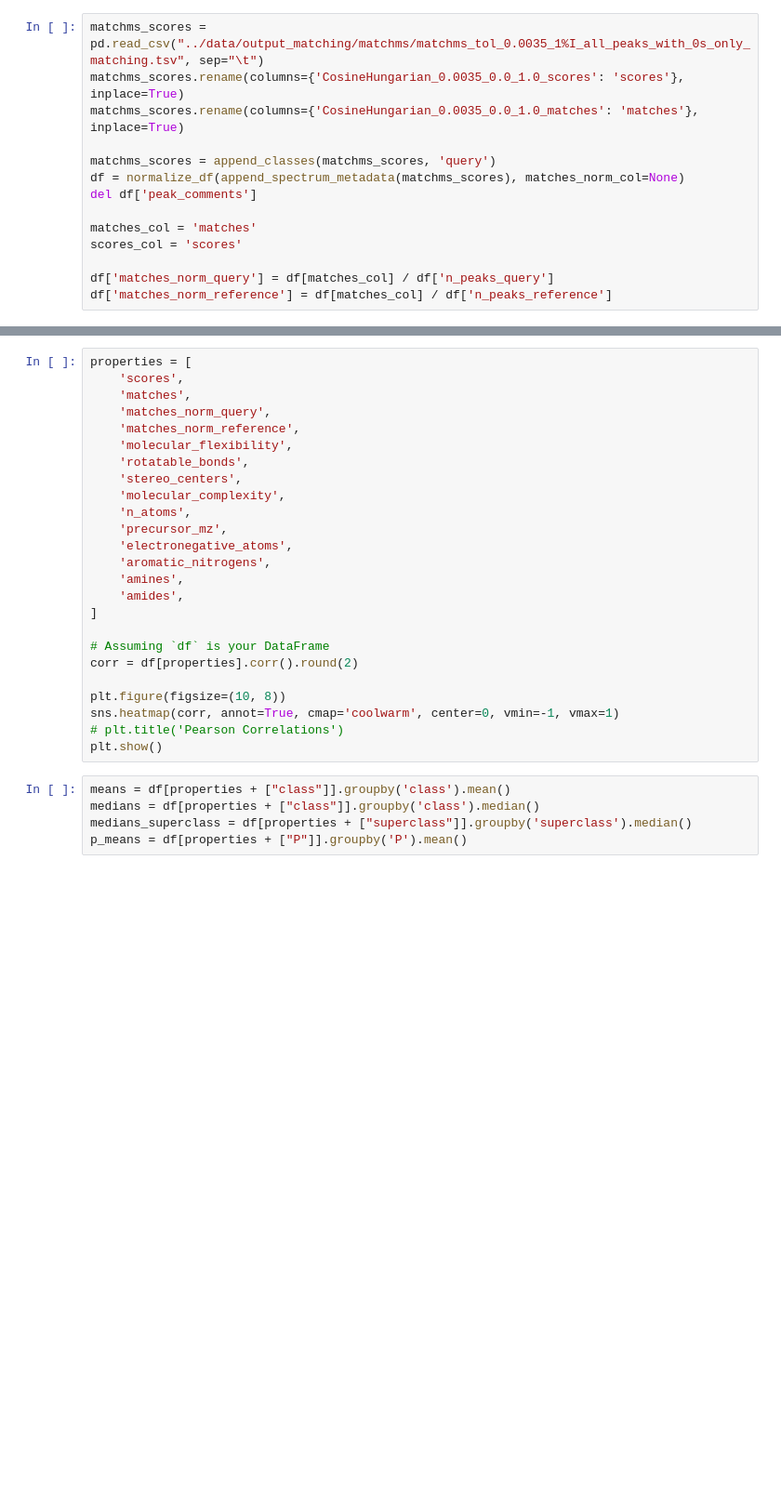
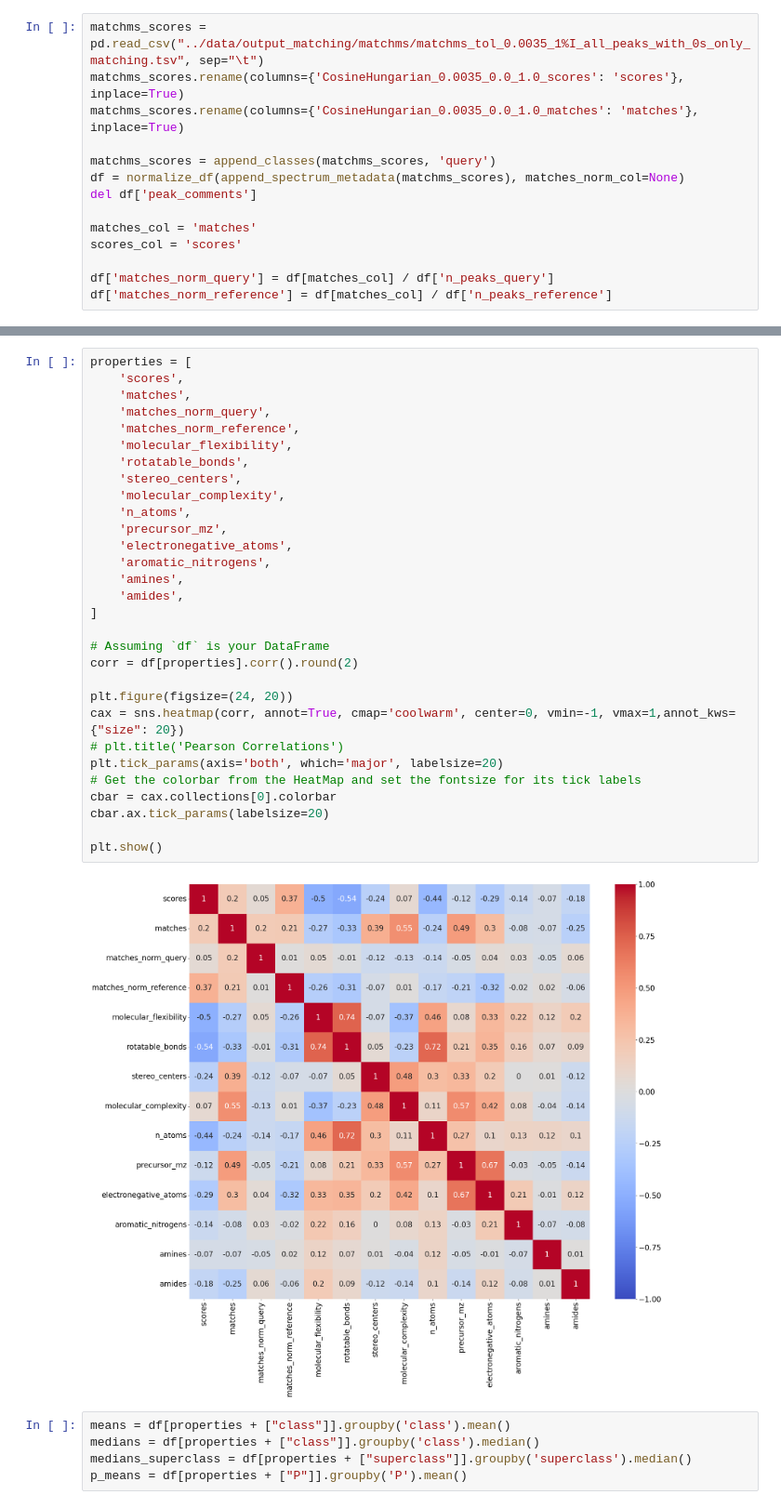
Before and after one commit to RECETOX/ei_spectra_predictions, a Jupyter notebook: analysis/Python_scripts/properties.ipynb, the cells around one changed output, grey strips where cells are left out. Shown at 93% size. Drawn from its saved outputs; the diff is of its cells as text; blank space fills up the shorter version.

Commit message:
updated properties and scatterplots with larger font

```diff
--- a/analysis/Python_scripts/properties.ipynb
+++ b/analysis/Python_scripts/properties.ipynb
@@ -72,28 +86,35 @@ stats.pearsonr(df['molecular_flexibility'].astype(float), df[scores_col].astype(
 # %%
 properties = [
     'scores',
     'matches',
     'matches_norm_query',
     'matches_norm_reference',
     'molecular_flexibility',
     'rotatable_bonds',
     'stereo_centers',
     'molecular_complexity',
     'n_atoms',
     'precursor_mz',
     'electronegative_atoms',
     'aromatic_nitrogens',
     'amines',
     'amides',
 ]
 
 # Assuming `df` is your DataFrame
 corr = df[properties].corr().round(2)
 
-plt.figure(figsize=(10, 8))
-sns.heatmap(corr, annot=True, cmap='coolwarm', center=0, vmin=-1, vmax=1)
+plt.figure(figsize=(24, 20))
+cax = sns.heatmap(corr, annot=True, cmap='coolwarm', center=0, vmin=-1, vmax=1,annot_kws={"size": 20})
 # plt.title('Pearson Correlations')
+plt.tick_params(axis='both', which='major', labelsize=20)
+# Get the colorbar from the HeatMap and set the fontsize for its tick labels
+cbar = cax.collections[0].colorbar
+cbar.ax.tick_params(labelsize=20)
+
 plt.show()
+# %% [output]
+[figure, added]
 # %%
 means = df[properties + ["class"]].groupby('class').mean()
 medians = df[properties + ["class"]].groupby('class').median()
```
Also changed, not shown: parts of 8 cells of this notebook, 2 other files.
